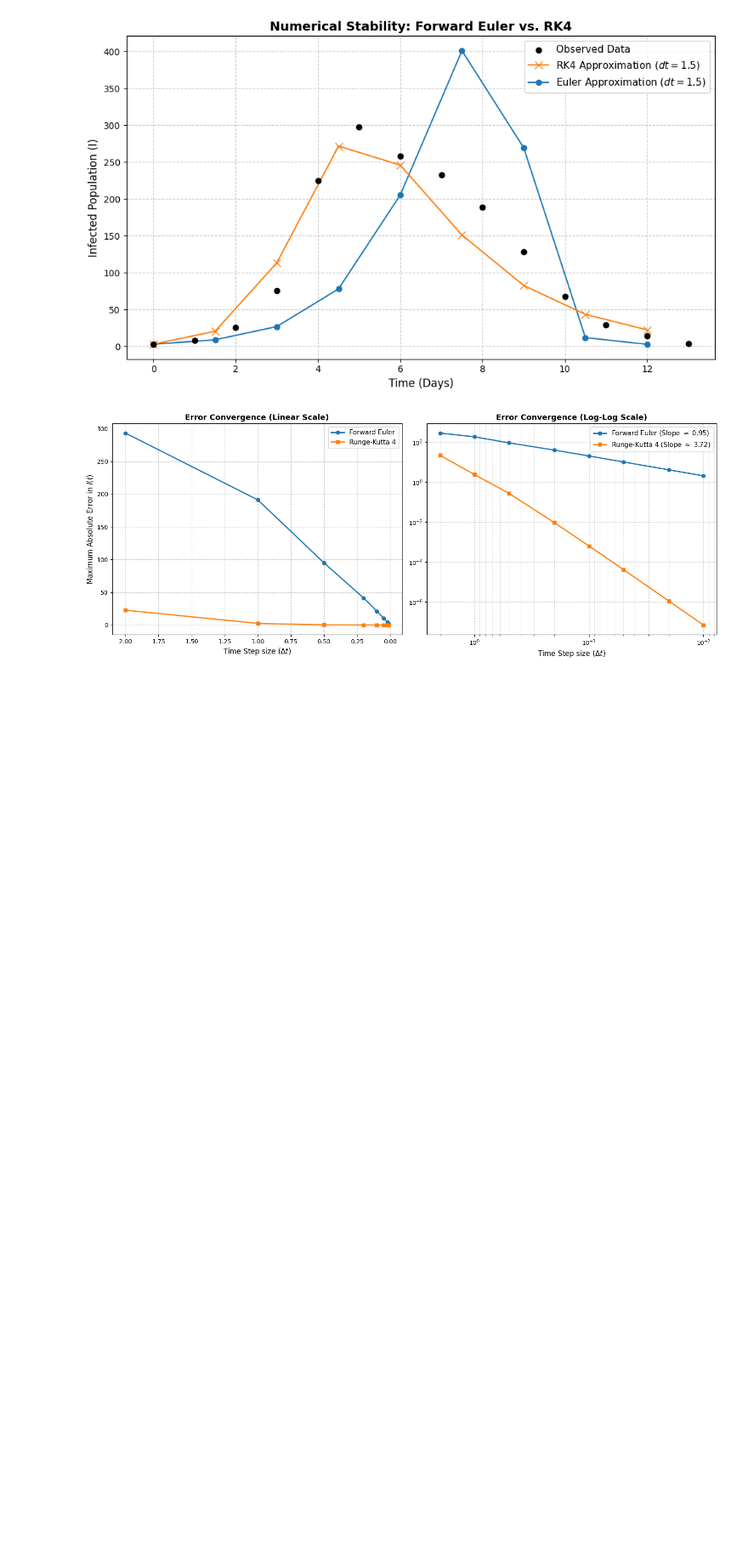
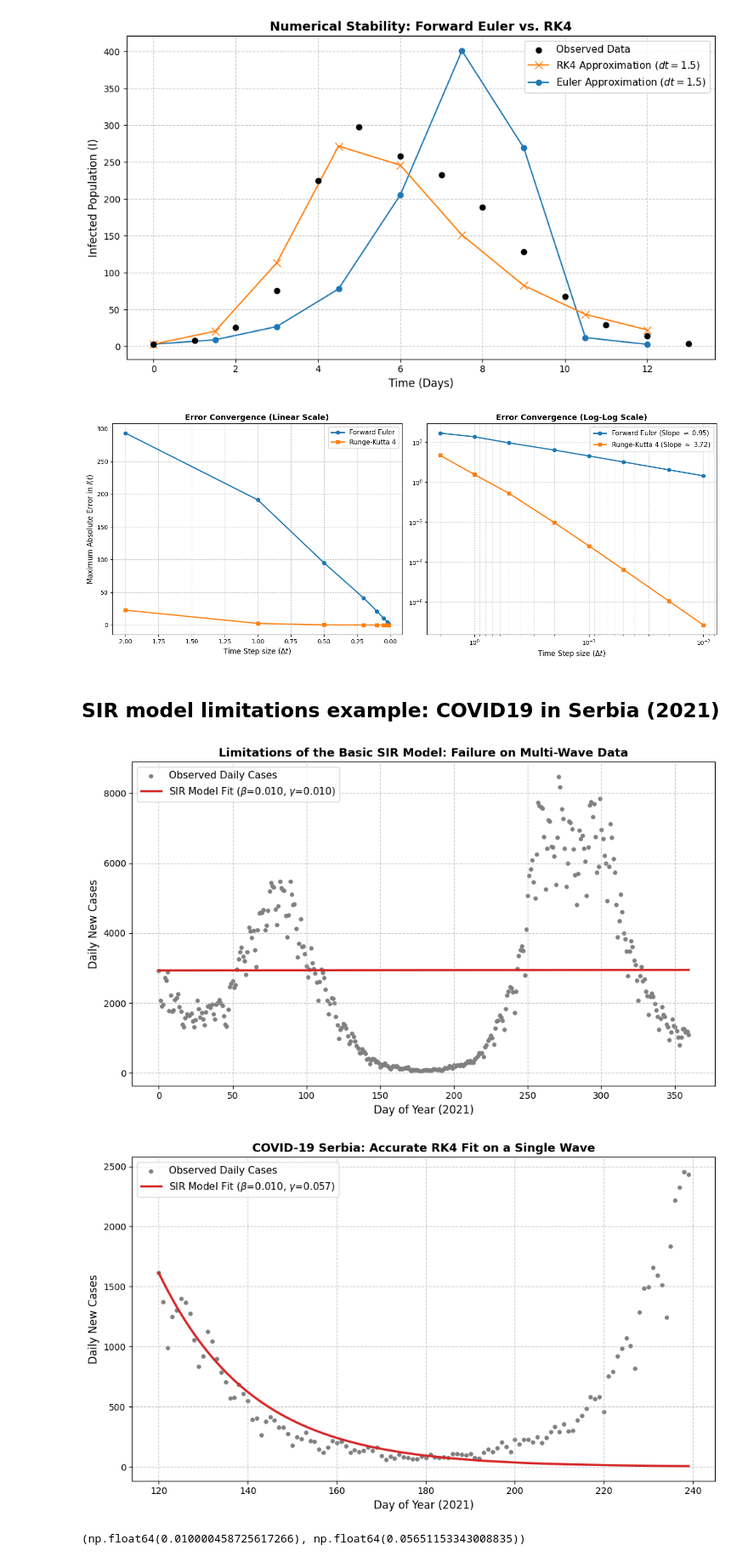
Before and after one commit to milican04/Mathematical-Modeling-of-Epidemic-Spread-Using-the-SIR-Model, a Jupyter notebook: Models/SIR_model.ipynb, the cells around one changed output. Shown at 85% size. Drawn from its saved outputs; the diff is of its cells as text; code cells hidden in the pictures; blank space fills up the shorter version.

Commit message:
SIR model limitations

```diff
--- a/Models/SIR_model.ipynb
+++ b/Models/SIR_model.ipynb
@@ -238,3 +238,5 @@ plot_convergence_comparison(
 )
 # %% [output]
 [figure]
+# %% [markdown]
+## SIR model limitations example: COVID19 in Serbia (2021)
@@ -240,0 +263,25 @@ plot_convergence_comparison(
+# %%
+# General parameters for Serbia
+N_serbia = 6834326
+covid_file = '../Data/covid_serbia_2021.csv'
+# %%
+plot_model_simple(
+    csv_file=covid_file,
+    total_population=N_serbia,
+    start_day=0,
+    duration=360,
+    solver_func=solve_sir_rk4,
+    plot_title='Limitations of the Basic SIR Model: Failure on Multi-Wave Data'
+)
+plot_model_simple(
+    csv_file=covid_file,
+    total_population=N_serbia,
+    start_day=120,
+    duration=120,
+    solver_func=solve_sir_rk4,
+    plot_title='COVID-19 Serbia: Accurate RK4 Fit on a Single Wave'
+)
+# %% [output]
+[figure, added]
+[figure, added]
+(np.float64(0.010000458725617266), np.float64(0.05651153343008835))
```
Also changed, not shown: parts of 2 cells of this notebook, 7 other files.
